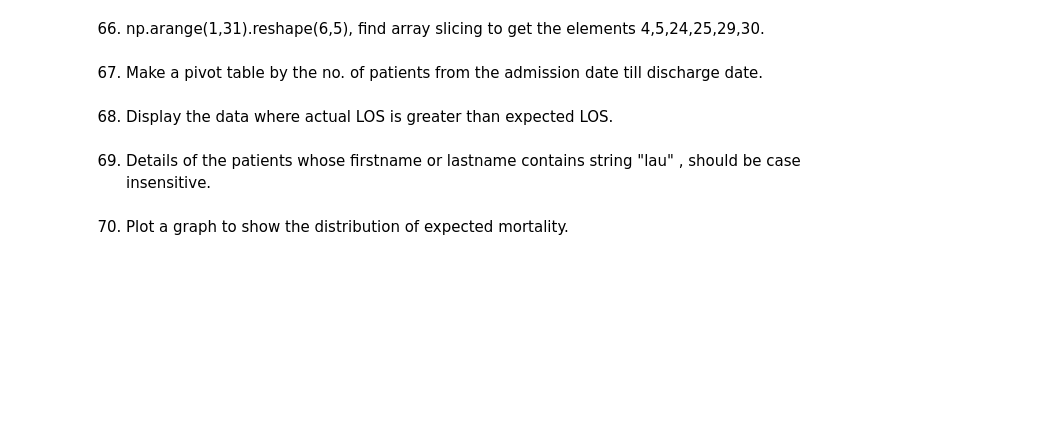
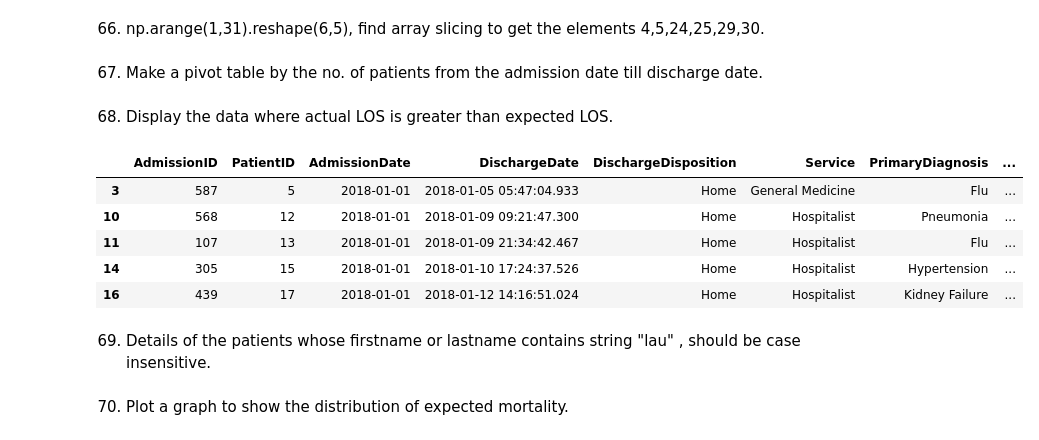
Before and after one commit to PoovithaJayaprakash/Mighty-Pythons, a Jupyter notebook: Mighty-Pythons.ipynb, the cells around one changed output. Saved outputs shown, nothing was run; the diff lists cells and outputs as text; code cells hidden in the pictures; blank space fills up the shorter version.

```diff
--- a/Mighty-Pythons.ipynb
+++ b/Mighty-Pythons.ipynb
@@ -863,6 +985,35 @@ dtype: int64
 67. Make a pivot table by the no. of patients from the admission date till discharge date.
 # %% [markdown]
 68. Display the data where actual LOS is greater than expected LOS.
+# %%
+#Dataframe used for the below calculation.
+
+readmission_reg=df['ReAdmissionRegistry']
+
+#Dischargedate to be converted to datetime datatype.
+readmission_reg['DischargeDate'] = pd.to_datetime(readmission_reg['DischargeDate'])
+
+#splittting the discharge date column to dis_Date & dis_time to make it easy for calculating.
+readmission_reg['dis_Date'], readmission_reg['dis_Time'] = readmission_reg['DischargeDate'].dt.normalize(), readmission_reg['DischargeDate'].dt.time
+readmission_reg.head()
+
+# Calculating Actucal LOS
+readmission_reg['LOS'] = (readmission_reg['dis_Date'] - readmission_reg['AdmissionDate']).dt.days
+readmission_reg.head()
+
+# Condition where Actual LOS is greater than ExpectedLOS
+actualLOS_greater_expectedLOS=readmission_reg[(readmission_reg['LOS']>readmission_reg['ExpectedLOS'])]
+
+#patients whose acutal LOS > than expected LOS.
+
+actualLOS_greater_expectedLOS.head()
+# %% [output]
+|  | AdmissionID | PatientID | AdmissionDate | DischargeDate | DischargeDisposition | Service | PrimaryDiagnosis | ... |
+| 3 | 587 | 5 | 2018-01-01 | 2018-01-05 05:47:04.933 | Home | General Medicine | Flu | ... |
+| 10 | 568 | 12 | 2018-01-01 | 2018-01-09 09:21:47.300 | Home | Hospitalist | Pneumonia | ... |
+| 11 | 107 | 13 | 2018-01-01 | 2018-01-09 21:34:42.467 | Home | Hospitalist | Flu | ... |
+| 14 | 305 | 15 | 2018-01-01 | 2018-01-10 17:24:37.526 | Home | Hospitalist | Hypertension | ... |
+| 16 | 439 | 17 | 2018-01-01 | 2018-01-12 14:16:51.024 | Home | Hospitalist | Kidney Failure | ... |
 # %% [markdown]
 69. Details of the patients whose firstname or lastname contains string "lau" , should be case insensitive.
 # %% [markdown]
```
Also changed, not shown: parts of 23 cells of this notebook.
